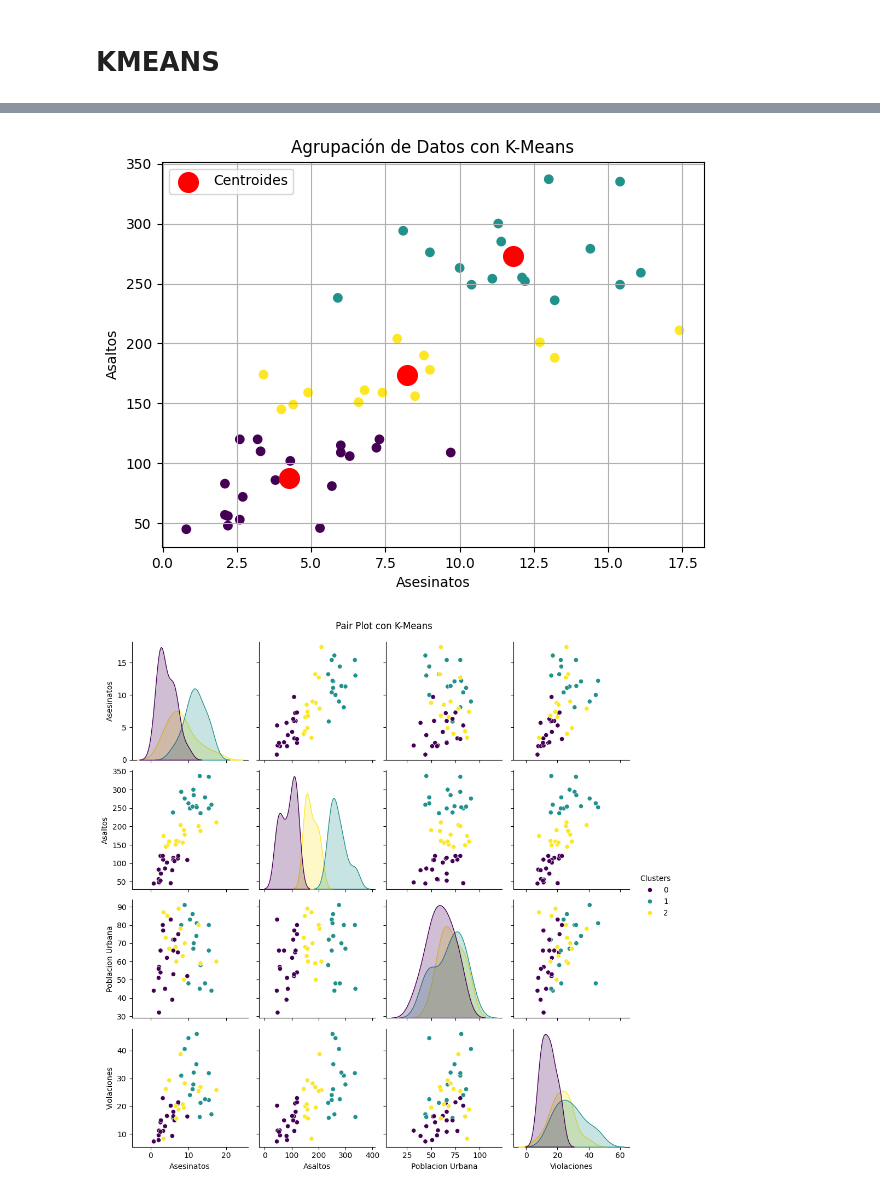
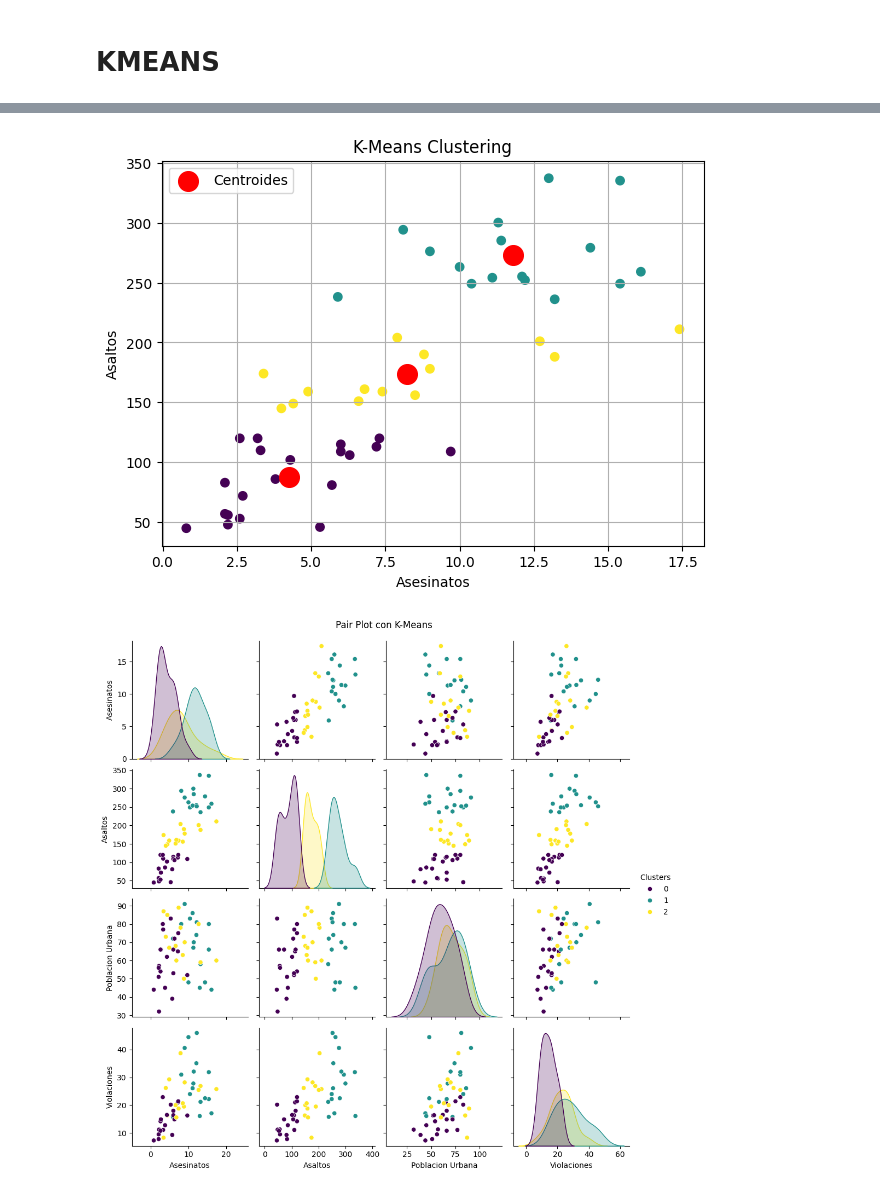
Before and after one commit to 1Pampu/BigData-ML-Proyectos, a Jupyter notebook: TP3/Big_Data_TP3.ipynb, the cells around one changed output, grey strips where cells are left out. Cells and saved outputs as stored; diff of their text form; code cells hidden in the pictures.

```diff
--- a/TP3/Big_Data_TP3.ipynb
+++ b/TP3/Big_Data_TP3.ipynb
@@ -51,14 +64,21 @@ plt.show()
 # %%
+# Creamos el modelo con los clusters obtenidos del grafico (3) y entrenamos
 kmeans = KMeans(n_clusters = 3, random_state = 42)
 clusters = kmeans.fit_predict(X)
 
-plt.figure(figsize=(7, 5))
+# Medida del grafico
+plt.figure(figsize = (7, 5))
+
+# Graficamos la relacion asesinatos y asaltos, diferenciandolos por su cluster
 plt.scatter(X['Asesinatos'], X['Asaltos'], c = clusters, cmap = 'viridis')
+
+# Graficamos los centroides de cada cluster
 plt.scatter(kmeans.cluster_centers_[:, 0], kmeans.cluster_centers_[:, 1], s = 200, c = 'red', marker = 'o', label = 'Centroides')
 
+# Extras del grafico
 plt.xlabel('Asesinatos')
 plt.ylabel('Asaltos')
-plt.title('Agrupación de Datos con K-Means')
+plt.title('K-Means Clustering')
 plt.grid(True)
 plt.legend()
 plt.show()
@@ -66,2 +87,2 @@ plt.show()
-[figure, old version]
+[figure, new version]
 # %%
```
Also changed, not shown: parts of 21 cells of this notebook.
